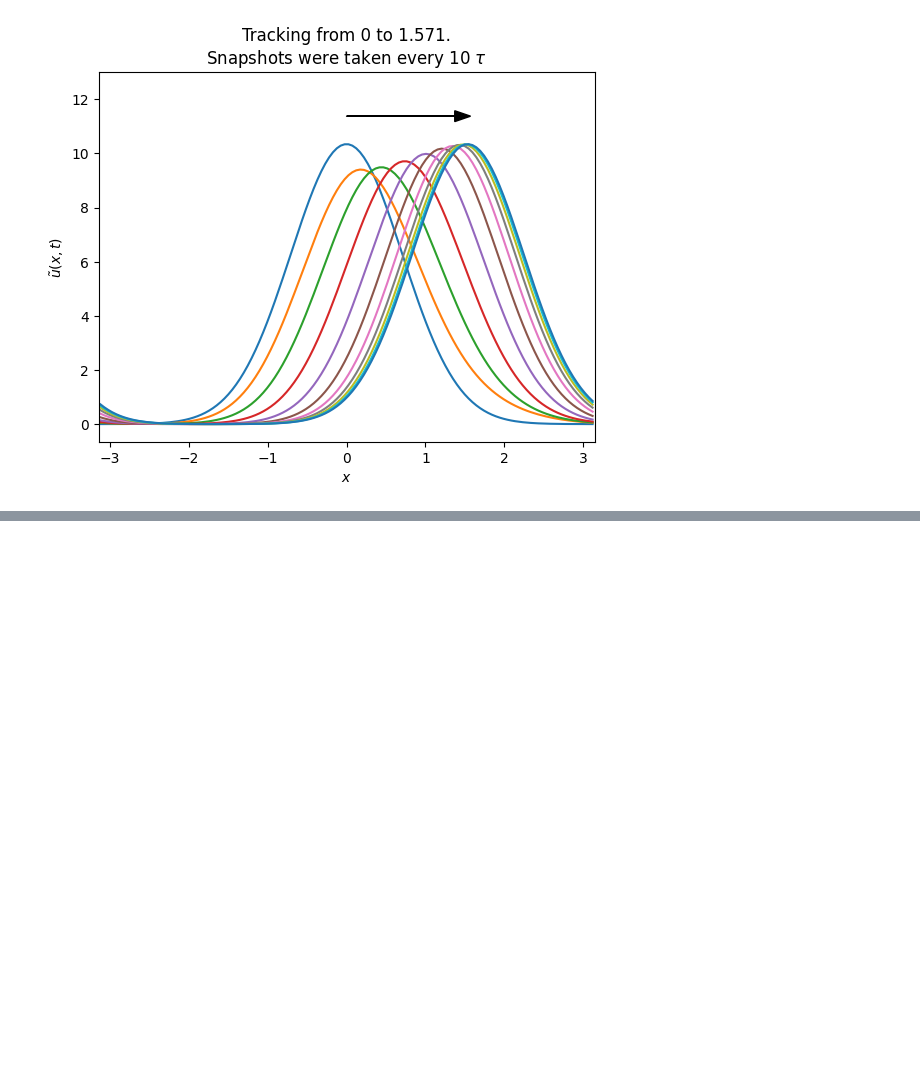
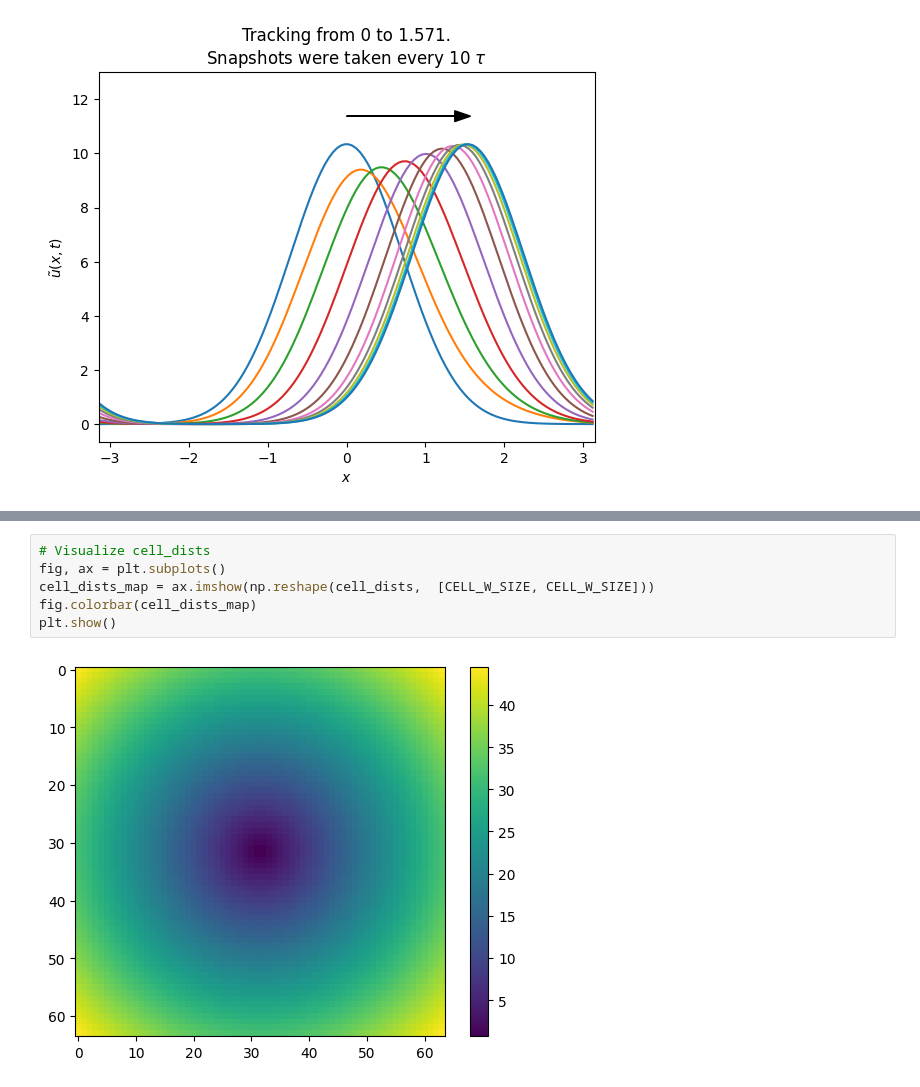
Before and after one commit to reallinshengxiang/Fundamentals-of-Artificial-Intelligence-Research, a Jupyter notebook: attractor-networks.ipynb, the cells around one changed output, grey strips where cells are left out. Cells and saved outputs as stored; diff of their text form; blank space fills up the shorter version.

```diff
--- a/attractor-networks.ipynb
+++ b/attractor-networks.ipynb
@@ -342,0 +408,8 @@ plt.show()
+# %%
+# Visualize cell_dists
+fig, ax = plt.subplots()
+cell_dists_map = ax.imshow(np.reshape(cell_dists,  [CELL_W_SIZE, CELL_W_SIZE]))
+fig.colorbar(cell_dists_map)
+plt.show()
+# %% [output]
+[figure, added]
```
Also changed, not shown: parts of 13 cells of this notebook.
